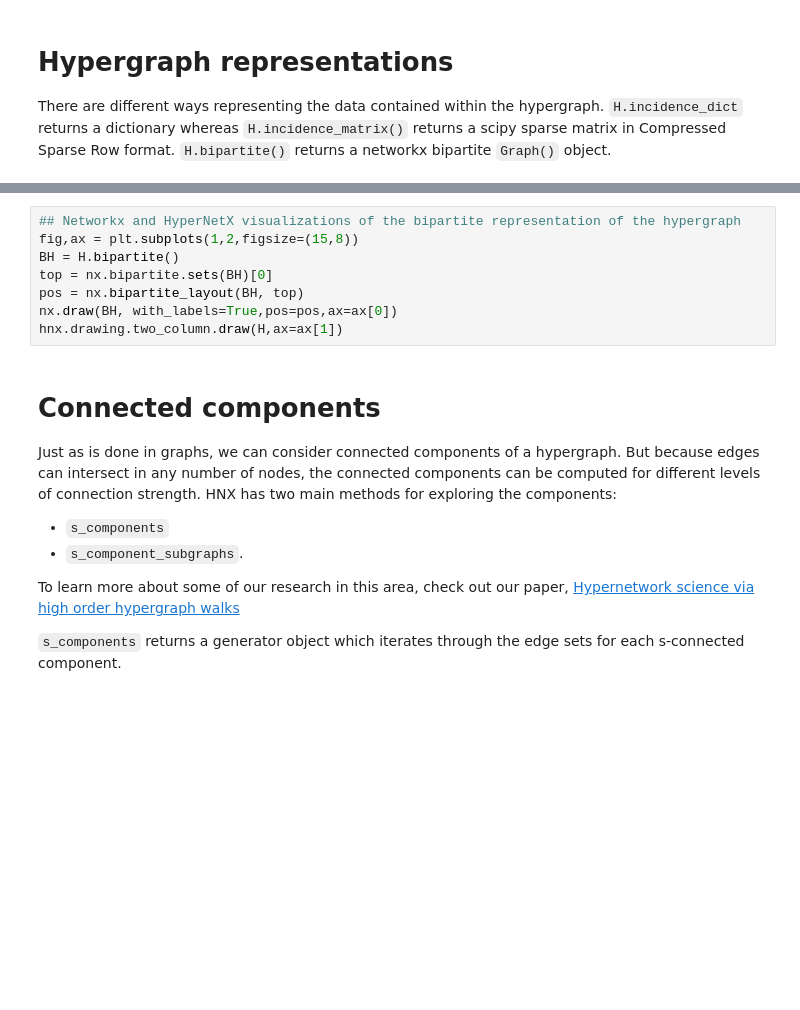
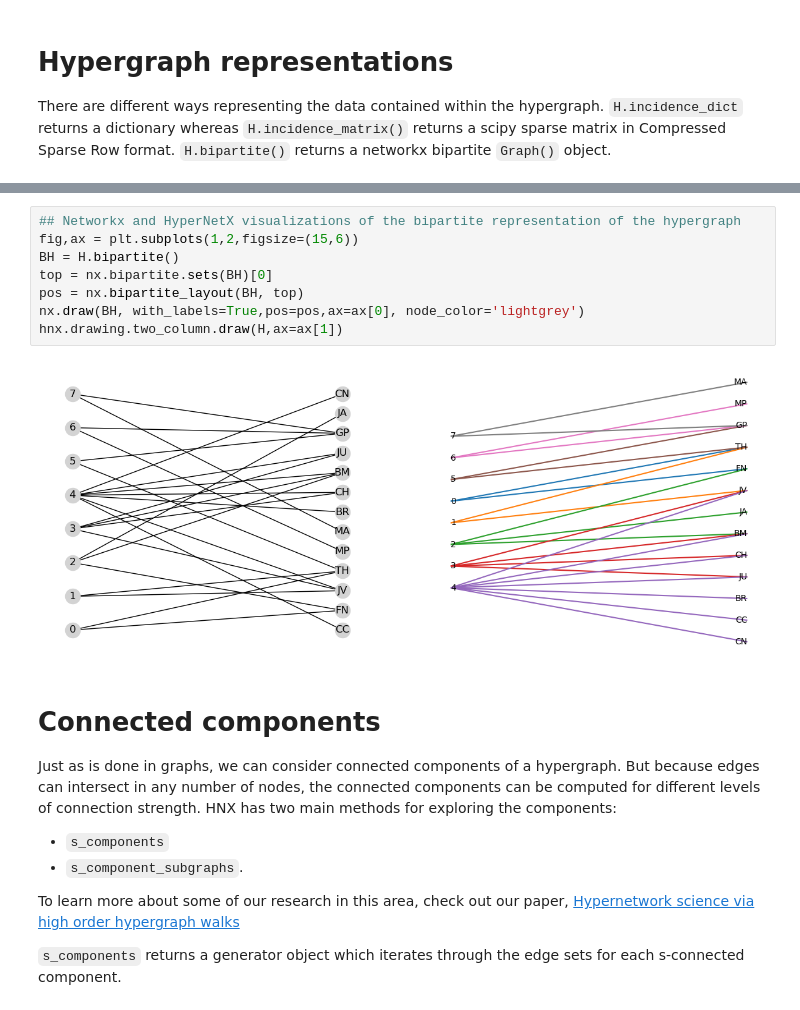
Before and after one commit to pnnl/HyperNetX, a Jupyter notebook: tutorials/Tutorial 1 - HNX Basics.ipynb, the cells around one changed output, grey strips where cells are left out. Cells and saved outputs as stored; diff of their text form; blank space fills up the shorter version.

```diff
--- a/tutorials/Tutorial 1 - HNX Basics.ipynb
+++ b/tutorials/Tutorial 1 - HNX Basics.ipynb
@@ -107,11 +141,13 @@ M_incidence.toarray()
 # %%
 ## Networkx and HyperNetX visualizations of the bipartite representation of the hypergraph
-fig,ax = plt.subplots(1,2,figsize=(15,8))
+fig,ax = plt.subplots(1,2,figsize=(15,6))
 BH = H.bipartite()
 top = nx.bipartite.sets(BH)[0]
 pos = nx.bipartite_layout(BH, top)
-nx.draw(BH, with_labels=True,pos=pos,ax=ax[0])
+nx.draw(BH, with_labels=True,pos=pos,ax=ax[0], node_color='lightgrey')
 hnx.drawing.two_column.draw(H,ax=ax[1])
+# %% [output]
+[figure, added]
 # %% [markdown]
 # Connected components
 Just as is done in graphs, we can consider connected components of a hypergraph. But because edges can intersect in any number of nodes, the connected components can be computed for different levels of connection strength. HNX has two main methods for exploring the components:
```
Also changed, not shown: parts of 77 cells of this notebook, 4 other files.
